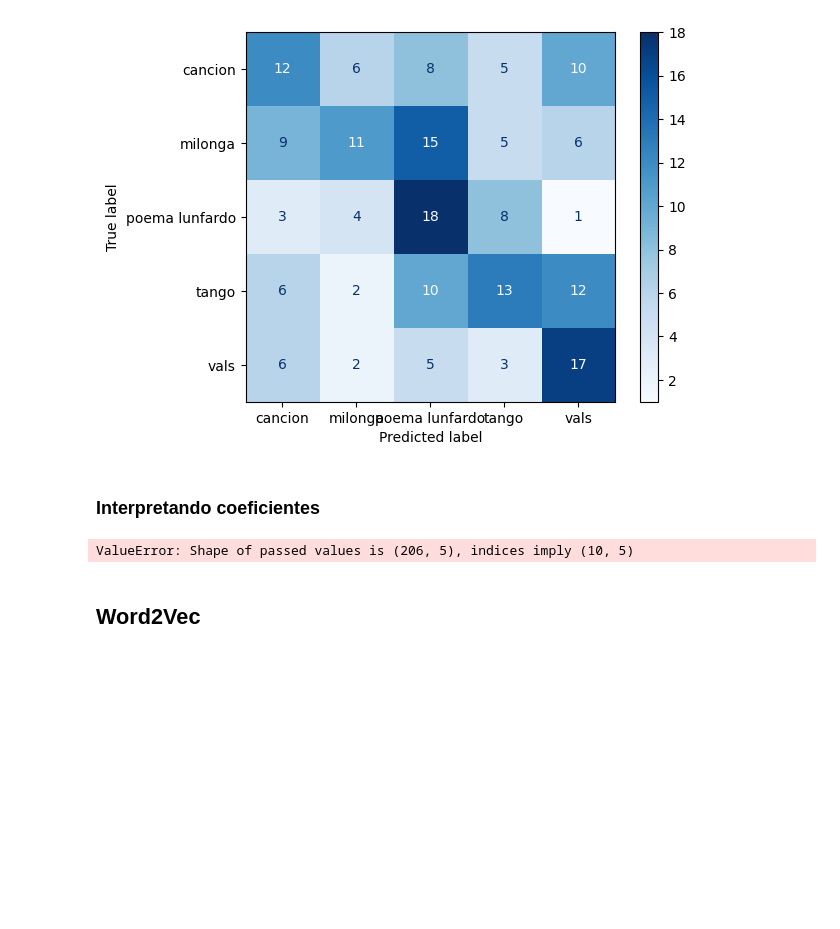
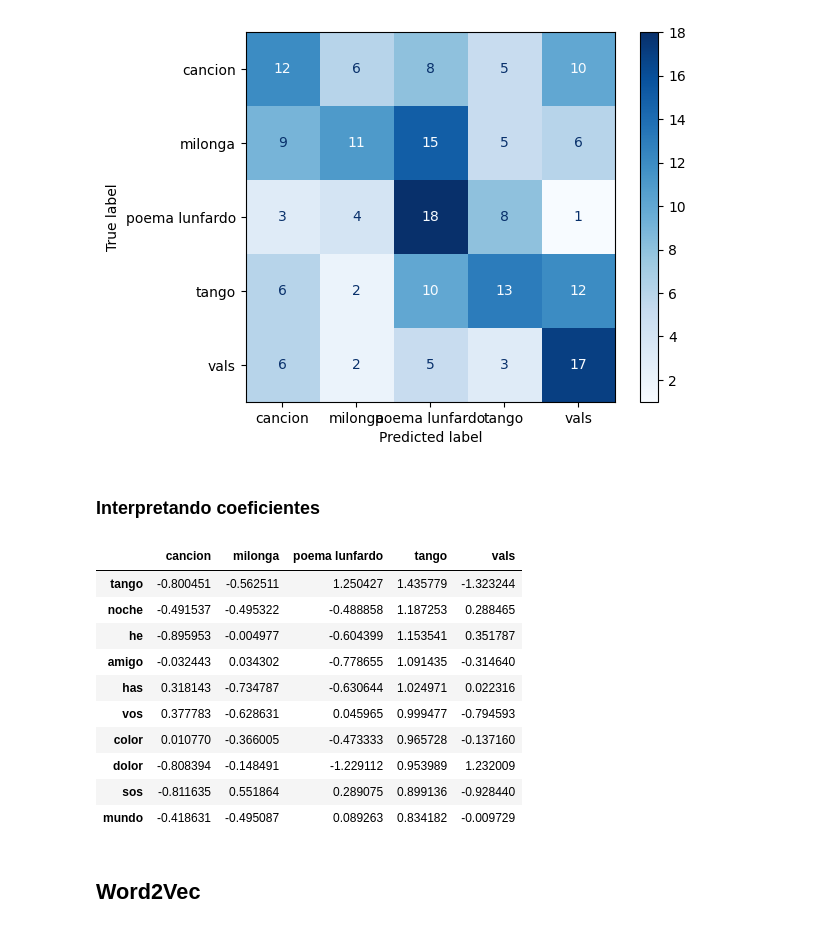
Before and after one commit to matuu/diplodatos_lacuerda, a Jupyter notebook: consignas_TP_3.ipynb, the cells around one changed output. Cells and saved outputs as stored; diff of their text form; code cells hidden in the pictures; blank space fills up the shorter version.

```diff
--- a/consignas_TP_3.ipynb
+++ b/consignas_TP_3.ipynb
@@ -108,17 +108,27 @@ plt.show()
 # %%
 feature_names = vectorizer.get_feature_names_out()
 
 coefficients = clf.coef_
 
 df_coef = pd.DataFrame(
     data=coefficients.T,
     index=feature_names,
     columns=clf.classes_
 )
 
-df_coef.sort_values(by = "milonga`", ascending = False).head(10)
+df_coef.sort_values(by = "tango", ascending = False).head(10)
 # %% [output]
-ValueError: Shape of passed values is (206, 5), indices imply (10, 5)
+|  | cancion | milonga | poema lunfardo | tango | vals |
+| tango | -0.800451 | -0.562511 | 1.250427 | 1.435779 | -1.323244 |
+| noche | -0.491537 | -0.495322 | -0.488858 | 1.187253 | 0.288465 |
+| he | -0.895953 | -0.004977 | -0.604399 | 1.153541 | 0.351787 |
+| amigo | -0.032443 | 0.034302 | -0.778655 | 1.091435 | -0.314640 |
+| has | 0.318143 | -0.734787 | -0.630644 | 1.024971 | 0.022316 |
+| vos | 0.377783 | -0.628631 | 0.045965 | 0.999477 | -0.794593 |
+| color | 0.010770 | -0.366005 | -0.473333 | 0.965728 | -0.137160 |
+| dolor | -0.808394 | -0.148491 | -1.229112 | 0.953989 | 1.232009 |
+| sos | -0.811635 | 0.551864 | 0.289075 | 0.899136 | -0.928440 |
+| mundo | -0.418631 | -0.495087 | 0.089263 | 0.834182 | -0.009729 |
 # %% [markdown]
 ## Word2Vec
 # %% [markdown]
```
